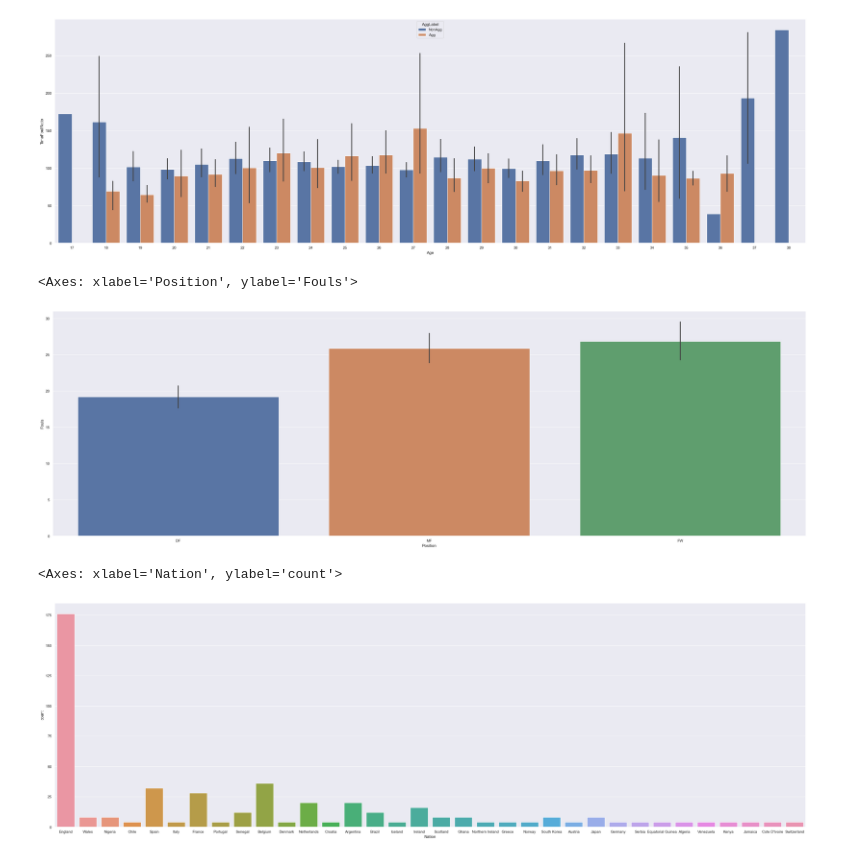
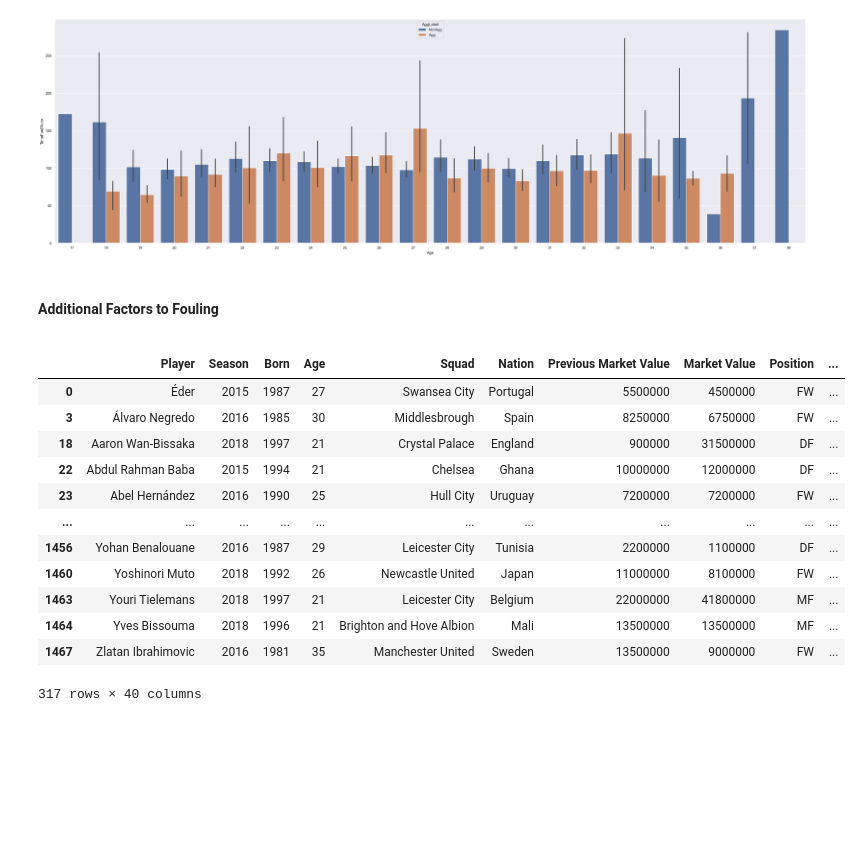
Before and after one commit to ascrivs/studious-couscous, a Jupyter notebook: DSA-Project.ipynb, the cells around one changed output. Cells and saved outputs as stored; diff of their text form; code cells hidden in the pictures; blank space fills up the shorter version.

```diff
--- a/DSA-Project.ipynb
+++ b/DSA-Project.ipynb
@@ -455,12 +430,27 @@ See the caveats in the documentation: https://pandas.pydata.org/pandas-docs/stab
-# %%
-sbn.barplot(all_seasons_players,x="Position",y="Fouls")
-# %% [output]
-<Axes: xlabel='Position', ylabel='Fouls'>
-[figure, removed]
+# %% [markdown]
+<h4> Additional Factors to Fouling </h4>
+
+<p>
 # %%
-all_seasons_players.sort_values('Nation')
-sbn.countplot(all_seasons_players,x="Nation")
+# df.sort_values('Nation')
+# fig, ax = plt.subplots(figsize=(15, 15))
+# sbn.countplot(df,x="Nation")
+# ax.set_xticklabels(ax.get_xticklabels(), rotation=90)
+duplicated_mask = df.duplicated(subset="Player", keep=False)
+unique_player_df = df[~duplicated_mask]
+unique_player_df
 # %% [output]
+|  | Player | Season | Born | Age | Squad | Nation | Previous Market Value | Market Value | Position | ... |
+| 0 | Éder | 2015 | 1987 | 27 | Swansea City | Portugal | 5500000 | 4500000 | FW | ... |
+| 3 | Álvaro Negredo | 2016 | 1985 | 30 | Middlesbrough | Spain | 8250000 | 6750000 | FW | ... |
+| 18 | Aaron Wan-Bissaka | 2018 | 1997 | 21 | Crystal Palace | England | 900000 | 31500000 | DF | ... |
+| 22 | Abdul Rahman Baba | 2015 | 1994 | 21 | Chelsea | Ghana | 10000000 | 12000000 | DF | ... |
+| 23 | Abel Hernández | 2016 | 1990 | 25 | Hull City | Uruguay | 7200000 | 7200000 | FW | ... |
+| ... | ... | ... | ... | ... | ... | ... | ... | ... | ... | ... |
+| 1456 | Yohan Benalouane | 2016 | 1987 | 29 | Leicester City | Tunisia | 2200000 | 1100000 | DF | ... |
+| 1460 | Yoshinori Muto | 2018 | 1992 | 26 | Newcastle United | Japan | 11000000 | 8100000 | FW | ... |
+| 1463 | Youri Tielemans | 2018 | 1997 | 21 | Leicester City | Belgium | 22000000 | 41800000 | MF | ... |
+| 1464 | Yves Bissouma | 2018 | 1996 | 21 | Brighton and Hove Albion | Mali | 13500000 | 13500000 | MF | ... |
+| 1467 | Zlatan Ibrahimovic | 2016 | 1981 | 35 | Manchester United | Sweden | 13500000 | 9000000 | FW | ... |
-<Axes: xlabel='Nation', ylabel='count'>
+317 rows × 40 columns
-[figure, removed]
 # %%
```
Also changed, not shown: parts of 7 cells of this notebook.
